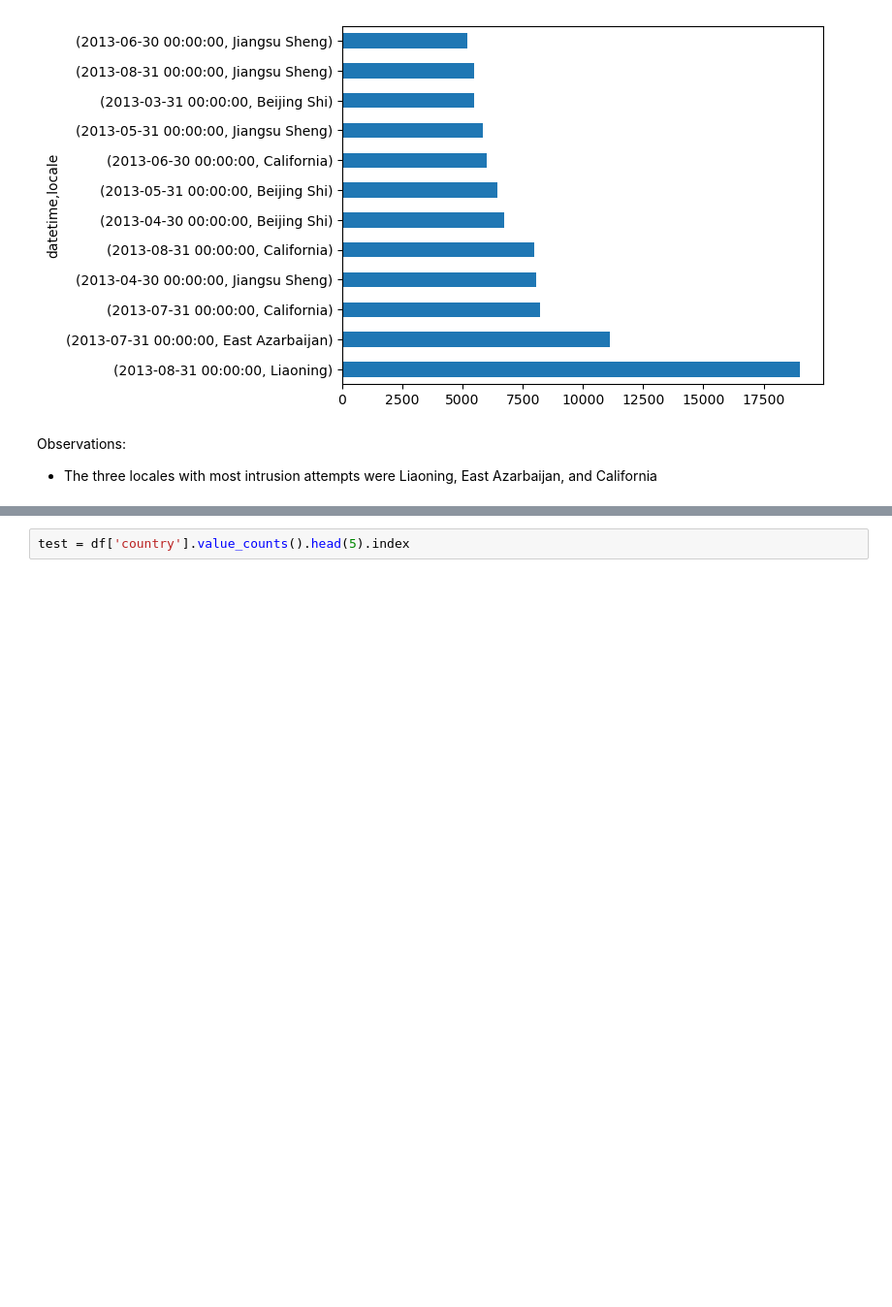
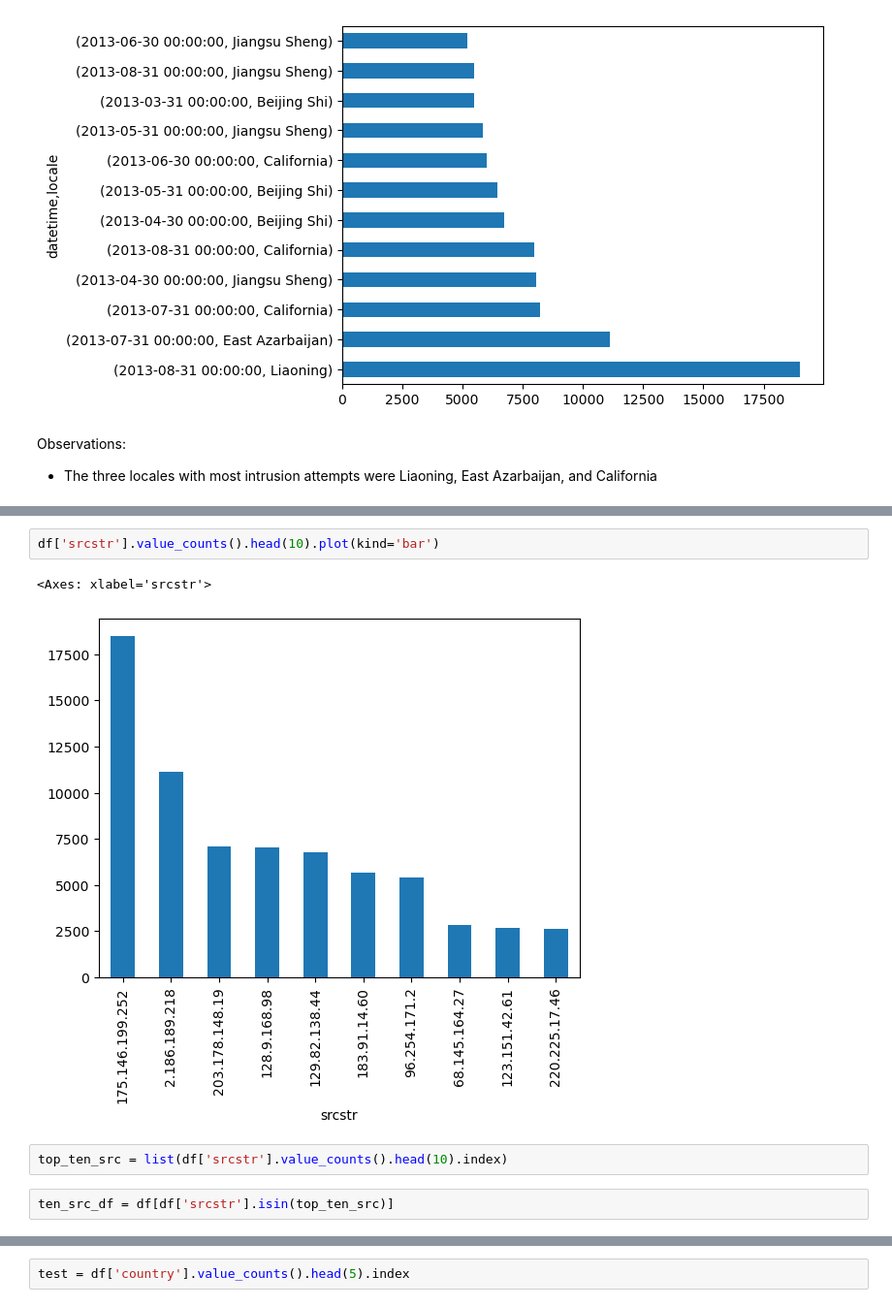
Before and after one commit to CarlosEM3/data-intrusion, a Jupyter notebook: code/Intrusion EDA.ipynb, the cells around one changed output, grey strips where cells are left out. Shown at 97% size. Saved outputs shown, nothing was run; the diff lists cells and outputs as text; blank space fills up the shorter version.

```diff
--- a/code/Intrusion EDA.ipynb
+++ b/code/Intrusion EDA.ipynb
@@ -204,0 +265,9 @@ Observations:
+# %%
+df['srcstr'].value_counts().head(10).plot(kind='bar')
+# %% [output]
+<Axes: xlabel='srcstr'>
+[figure, added]
+# %%
+top_ten_src = list(df['srcstr'].value_counts().head(10).index)
+# %%
+ten_src_df = df[df['srcstr'].isin(top_ten_src)]
```
Also changed, not shown: parts of 26 cells of this notebook.
